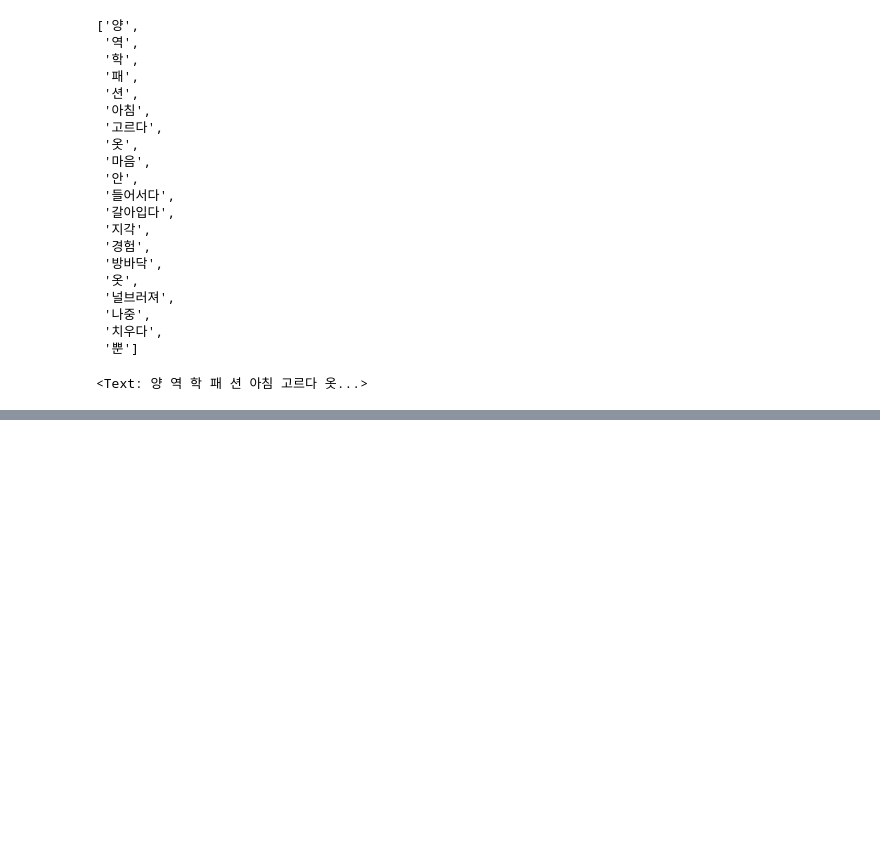
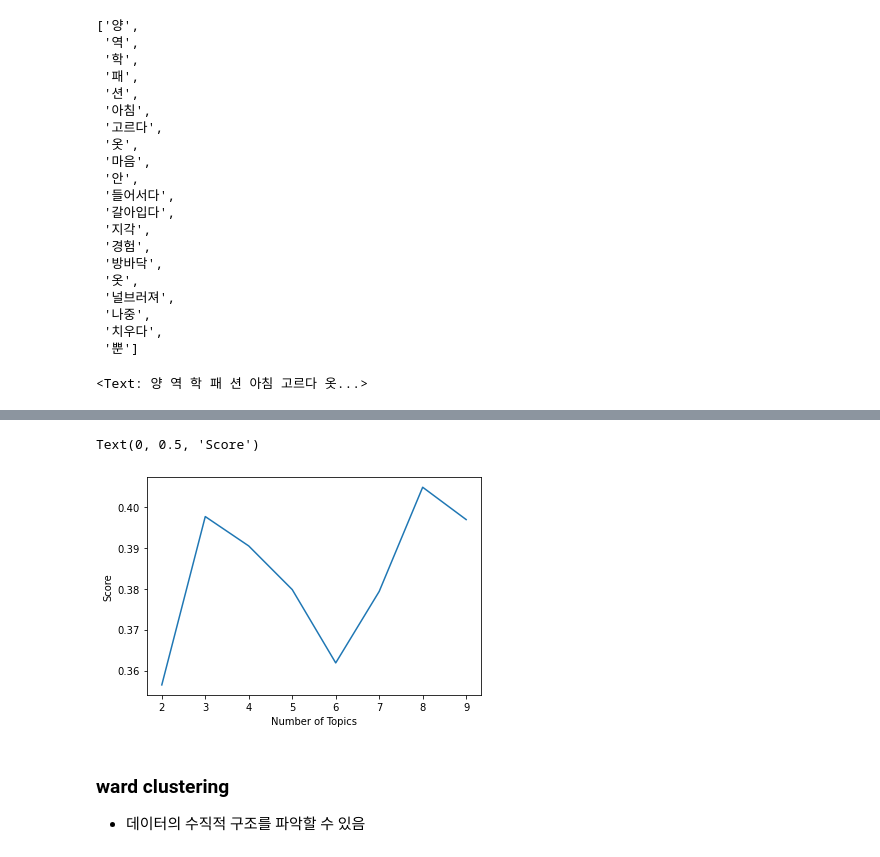
Before and after one commit to shinwoejin/Python, a Jupyter notebook: 11월 파이썬/고객데이터 수집/고객데이터분석(전처리)_1.ipynb, the cells around one changed output, grey strips where cells are left out. Saved outputs shown, nothing was run; the diff lists cells and outputs as text; code cells hidden in the pictures; blank space fills up the shorter version.

```diff
--- a/11월 파이썬/고객데이터 수집/고객데이터분석(전처리)_1.ipynb
+++ b/11월 파이썬/고객데이터 수집/고객데이터분석(전처리)_1.ipynb
@@ -343,0 +444,27 @@ plt.show()
+# %%
+#coherence 확인(군집평가)
+from gensim.models import CoherenceModel
+
+coherence_values = []
+for i in range(2, 10):
+    ldamodel = gensim.models.ldamodel.LdaModel(corpus,
+                                              num_topics=i,
+                                              id2word=dictionary)
+
+    coherence_model_lda = CoherenceModel(model=ldamodel,
+                                        texts = data1,
+                                        dictionary=dictionary,
+                                        topn=10)
+    coherence_lda = coherence_model_lda.get_coherence()
+    coherence_values.append(coherence_lda)
+# %%
+X = range(2,10)
+plt.plot(X, coherence_values)
+plt.xlabel('Number of Topics')
+plt.ylabel('Score')
+# %% [output]
+Text(0, 0.5, 'Score')
+[figure, added]
+# %% [markdown]
+### ward clustering
+- 데이터의 수직적 구조를 파악할 수 있음
```
Also changed, not shown: parts of 27 cells of this notebook, 2 other files.
